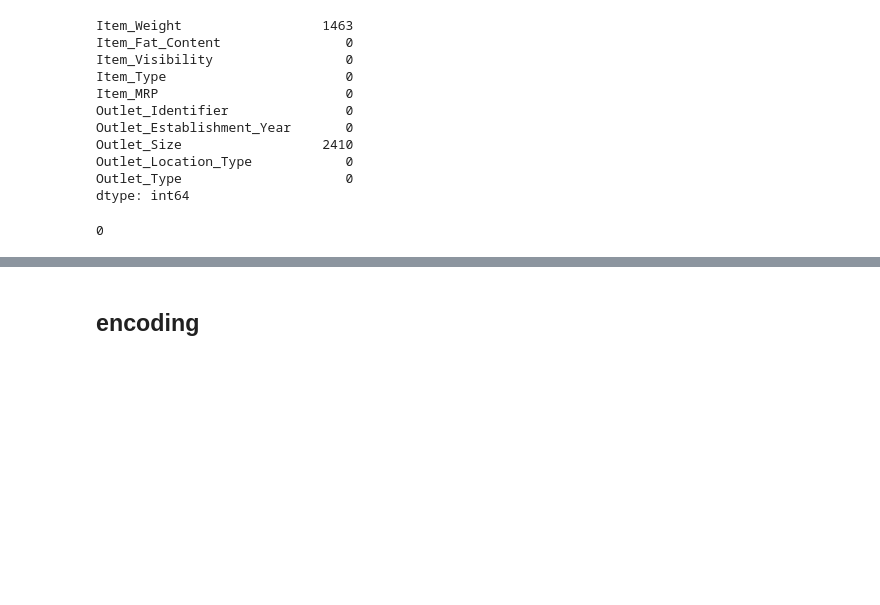
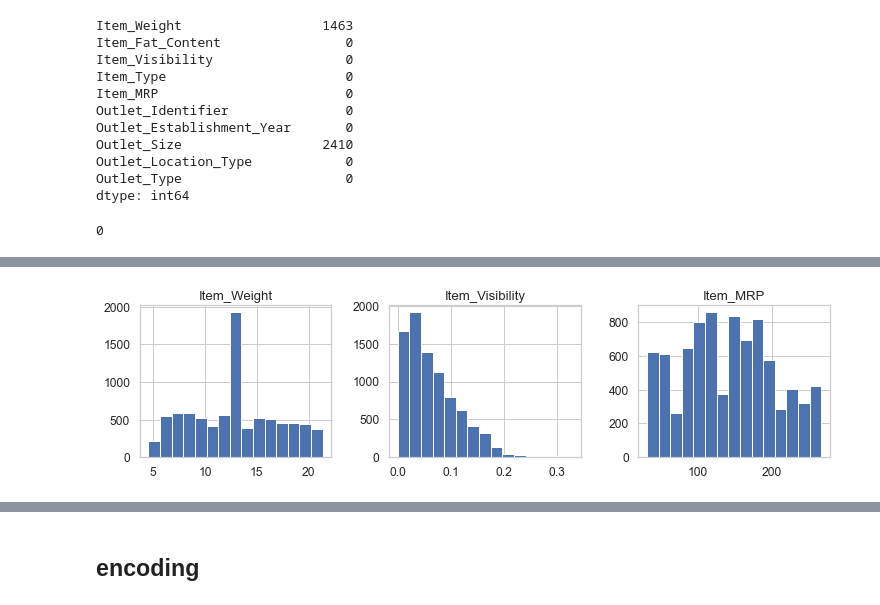
Before and after one commit to Technocolabs100/Product-Sales-Outlet-at-BigMart-Datawarehouse, a Jupyter notebook: Product Sales Outlet At BigMart Datawarehouse.ipynb, the cells around one changed output, grey strips where cells are left out. Drawn from its saved outputs; the diff is of its cells as text; code cells hidden in the pictures; blank space fills up the shorter version.

```diff
--- a/Product Sales Outlet At BigMart Datawarehouse.ipynb
+++ b/Product Sales Outlet At BigMart Datawarehouse.ipynb
@@ -90,0 +163,5 @@ X.loc[REG, "Item_Weight"]= X.loc[REG, "Item_Weight"].fillna(X.loc[REG, "Item_Wei
+# %%
+sns.set(style='whitegrid',font_scale=1.1,)
+X[['Item_Weight', 'Item_Visibility', 'Item_MRP']].hist(bins=15, figsize=(15, 6), layout=(2, 4));
+# %% [output]
+[figure, added]
```
Also changed, not shown: parts of 23 cells of this notebook.
